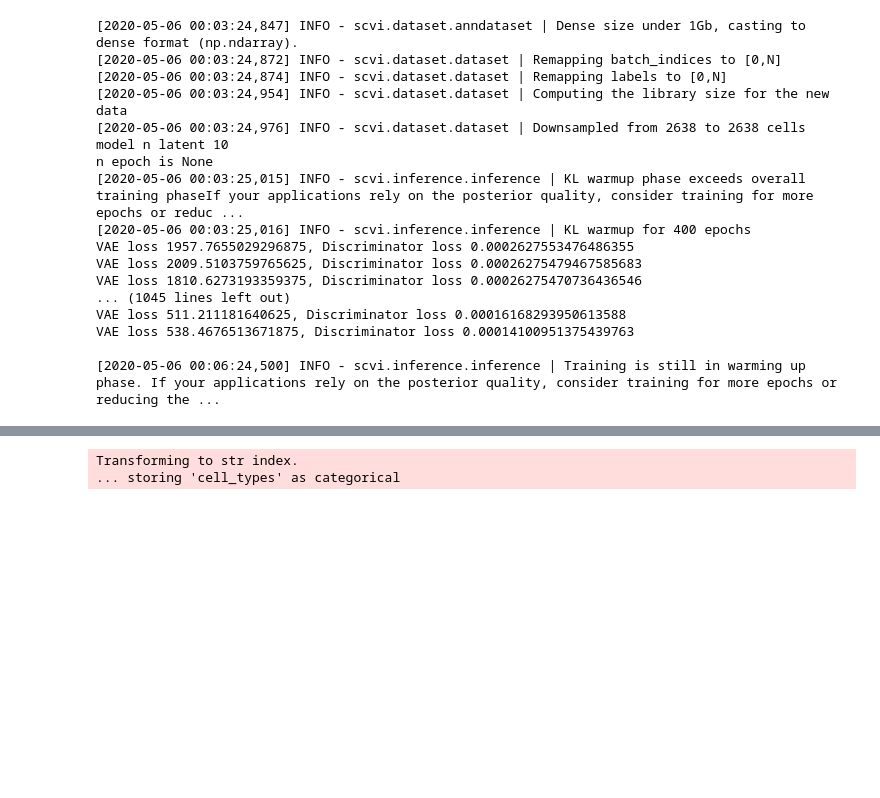
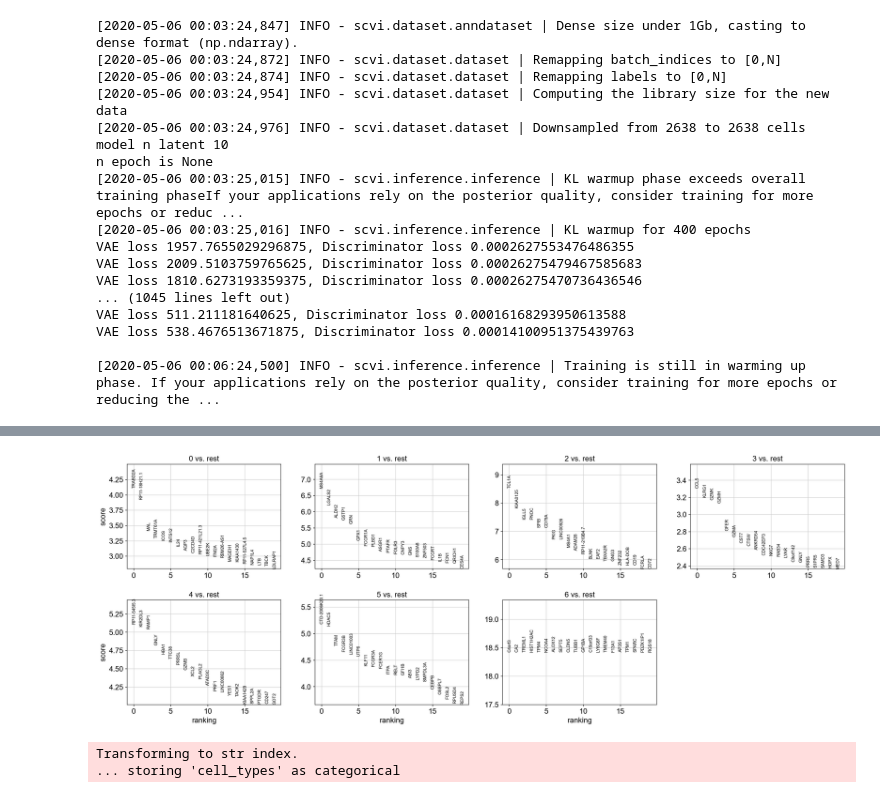
Before and after one commit to HarryMao1011/SingleCellFactorVAE, a Jupyter notebook: traversingLatentSpace.ipynb, the cells around one changed output, grey strips where cells are left out. Saved outputs shown, nothing was run; the diff lists cells and outputs as text; code cells hidden in the pictures; blank space fills up the shorter version.

```diff
--- a/traversingLatentSpace.ipynb
+++ b/traversingLatentSpace.ipynb
@@ -178,3 +300,12 @@ VAE loss 538.4676513671875, Discriminator loss 0.00014100951375439763
+# %%
+rank_genes_groups_bayes(
+    adata, scvi_posterior, label_name="factor_vae", n_genes=n_genes
+)
+rankings = sc.pl.rank_genes_groups(
+    adata, key="rank_genes_groups_scvi", sharey=False, n_genes=n_genes, show=show_plot
+)
+# %% [output]
+[figure, added]
 # %%
 # fullfactor = factortrainer.create_posterior(factortrainer.model, gene_dataset, indices=np.arange(len(gene_dataset)))
 save_dir = os.path.join(save_path, "pmbc3kfactor")
```
Also changed, not shown: parts of 13 cells of this notebook.
